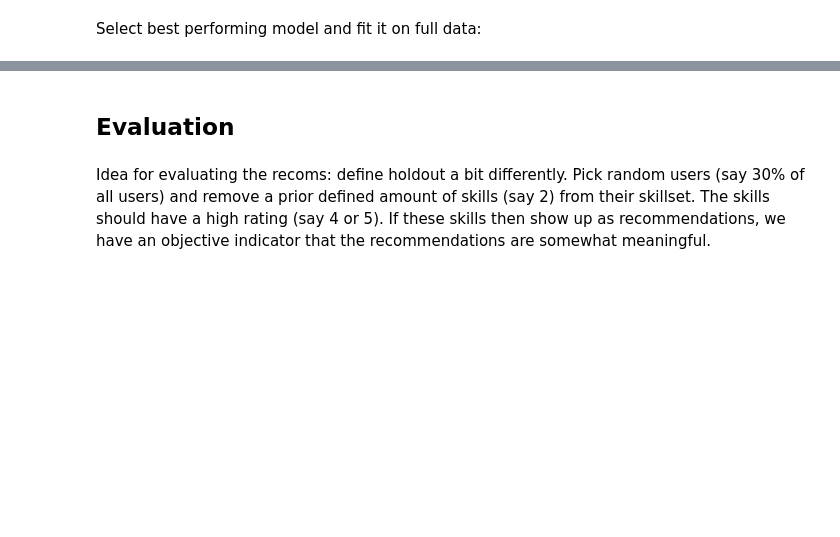
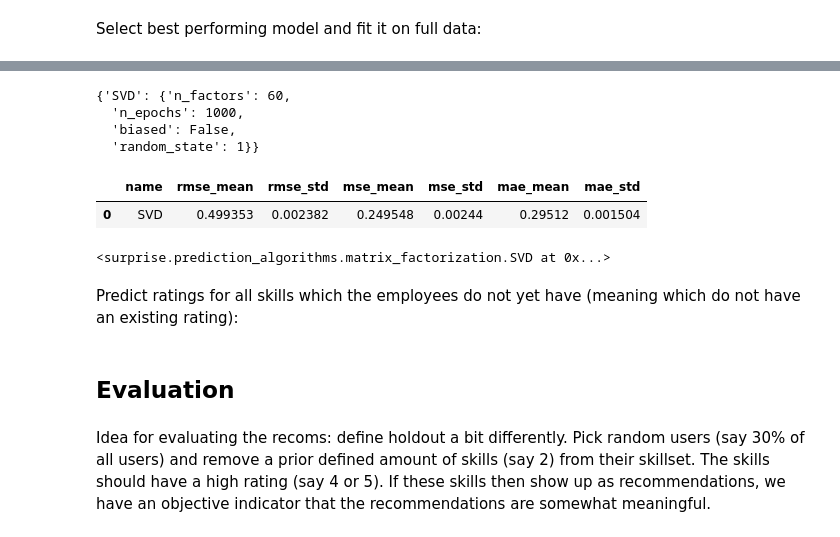
Before and after one commit to maximizer36/DS_AP, a Jupyter notebook: AP_Rated_Approach.ipynb, the cells around one changed output, grey strips where cells are left out. Cells and saved outputs as stored; diff of their text form; code cells hidden in the pictures; blank space fills up the shorter version.

```diff
--- a/AP_Rated_Approach.ipynb
+++ b/AP_Rated_Approach.ipynb
@@ -280,0 +299,20 @@ model.fit(trainset)
+# %%
+best_params_dict_2
+# %% [output]
+{'SVD': {'n_factors': 60,
+  'n_epochs': 1000,
+  'biased': False,
+  'random_state': 1}}
+# %%
+results_2
+# %% [output]
+|  | name | rmse_mean | rmse_std | mse_mean | mse_std | mae_mean | mae_std |
+| 0 | SVD | 0.499353 | 0.002382 | 0.249548 | 0.00244 | 0.29512 | 0.001504 |
+# %%
+model = best_model_dict_2["SVD"]
+trainset = data.build_full_trainset()
+model.fit(trainset)
+# %% [output]
+<surprise.prediction_algorithms.matrix_factorization.SVD at 0x...>
+# %% [markdown]
+Predict ratings for all skills which the employees do not yet have (meaning which do not have an existing rating):
```
Also changed, not shown: parts of 48 cells of this notebook, 26 other files.
